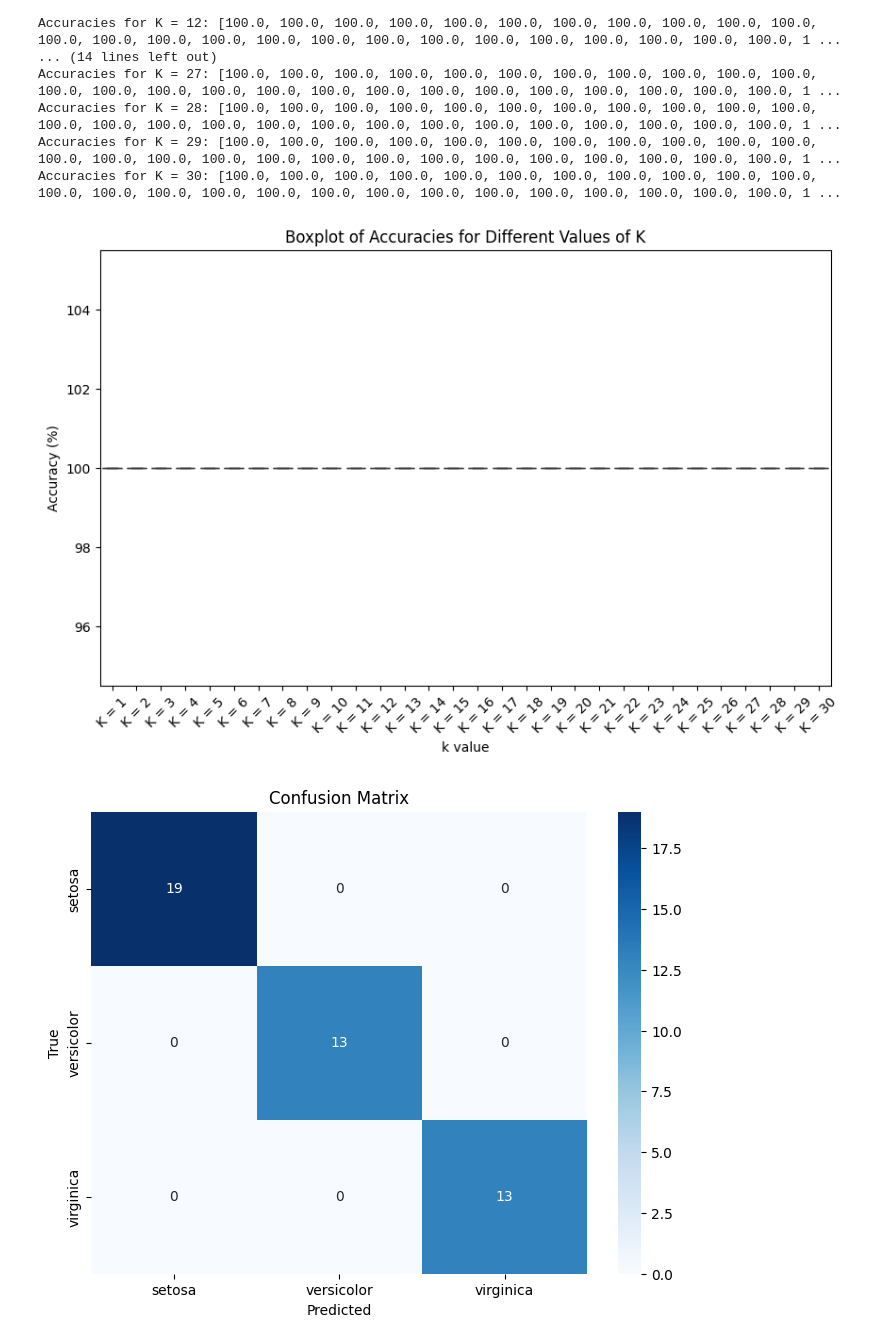
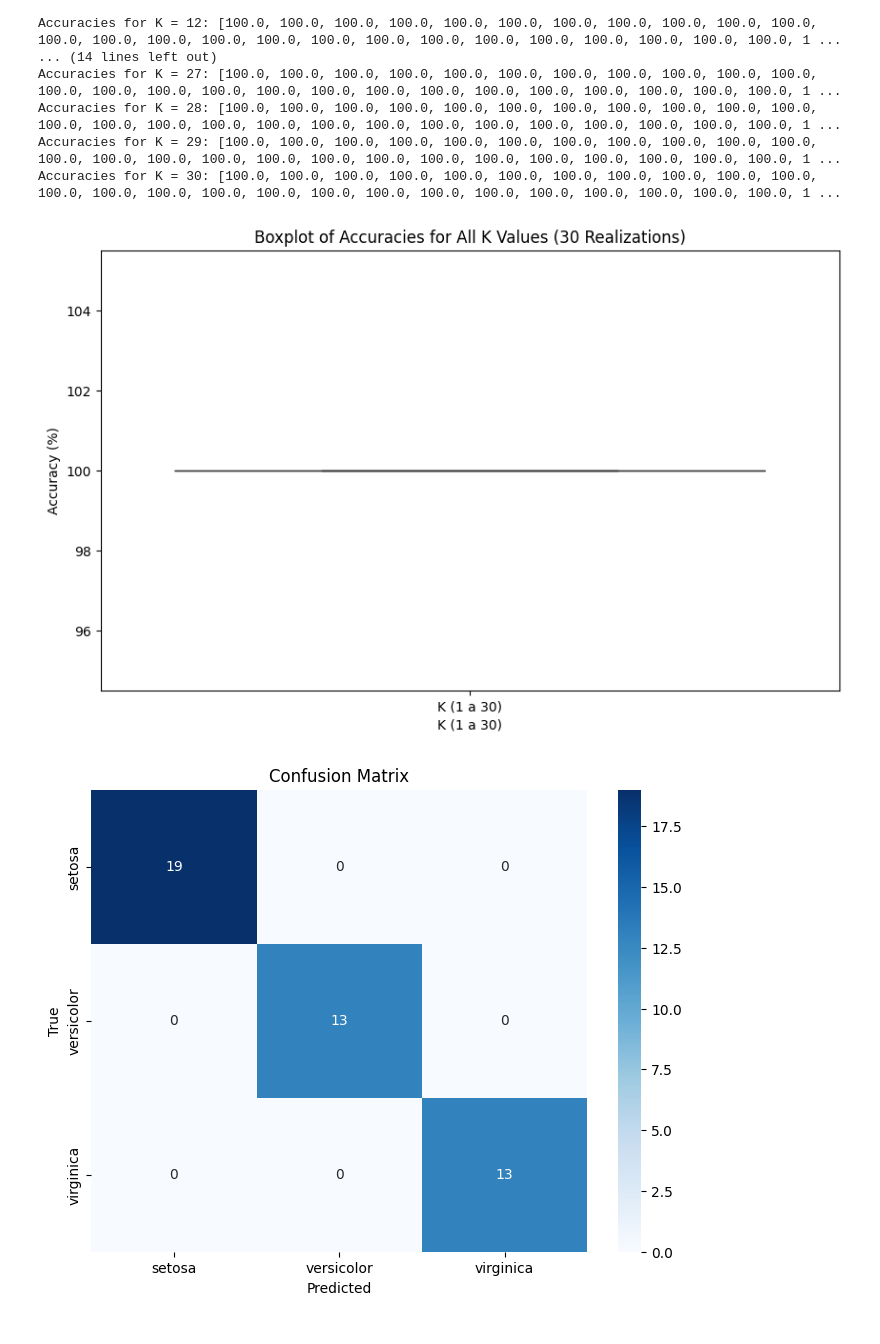
Before and after one commit to andryelarossignol/KNN, a Jupyter notebook: KNN.ipynb, the cells around one changed output. Cells and saved outputs as stored; diff of their text form; code cells hidden in the pictures.

Commit message:
fix: configuring so that the box-plot has only one box for the 30 values

```diff
--- a/KNN.ipynb
+++ b/KNN.ipynb
@@ -81,6 +81,7 @@ for k in range(1, 31):
         y_pred_k = knn_k.predict(X_test)
         acc = accuracy_score(y_test, y_pred_k) * 100
         accuracies_k.append(acc)
+        accuracies_all.append(acc)  # Armazena todas as acurácias para o box-plot
 
     accuracies_by_k[k] = accuracies_k
 # %%
@@ -108,14 +109,14 @@ Accuracies for K = 30: [100.0, 100.0, 100.0, 100.0, 100.0, 100.0, 100.0, 100.0,
 # %%
 # Boxplot of accuracies for different values of K
 plt.figure(figsize=(10, 6))
-sns.boxplot(data=list(accuracies_by_k.values()))
-plt.xticks(ticks=np.arange(30), labels=[f'K = {k}' for k in range(1, 31)], rotation=45)
-plt.title('Boxplot of Accuracies for Different Values of K')
+sns.boxplot(data=accuracies_all)  # Passa todas as acurácias de uma vez
+plt.title('Boxplot of Accuracies for All K Values (30 Realizations)')
 plt.ylabel('Accuracy (%)')
-plt.xlabel('k value')
+plt.xlabel('K (1 a 30)')
+plt.xticks([0], ['K (1 a 30)'])  # Renomeia o eixo x para representar todos os ks juntos
 plt.show()
 # %% [output]
-[figure, old version]
+[figure, new version]
 # %%
 # Confusion matrix
 conf_matrix = confusion_matrix(y_test, y_pred)
```
